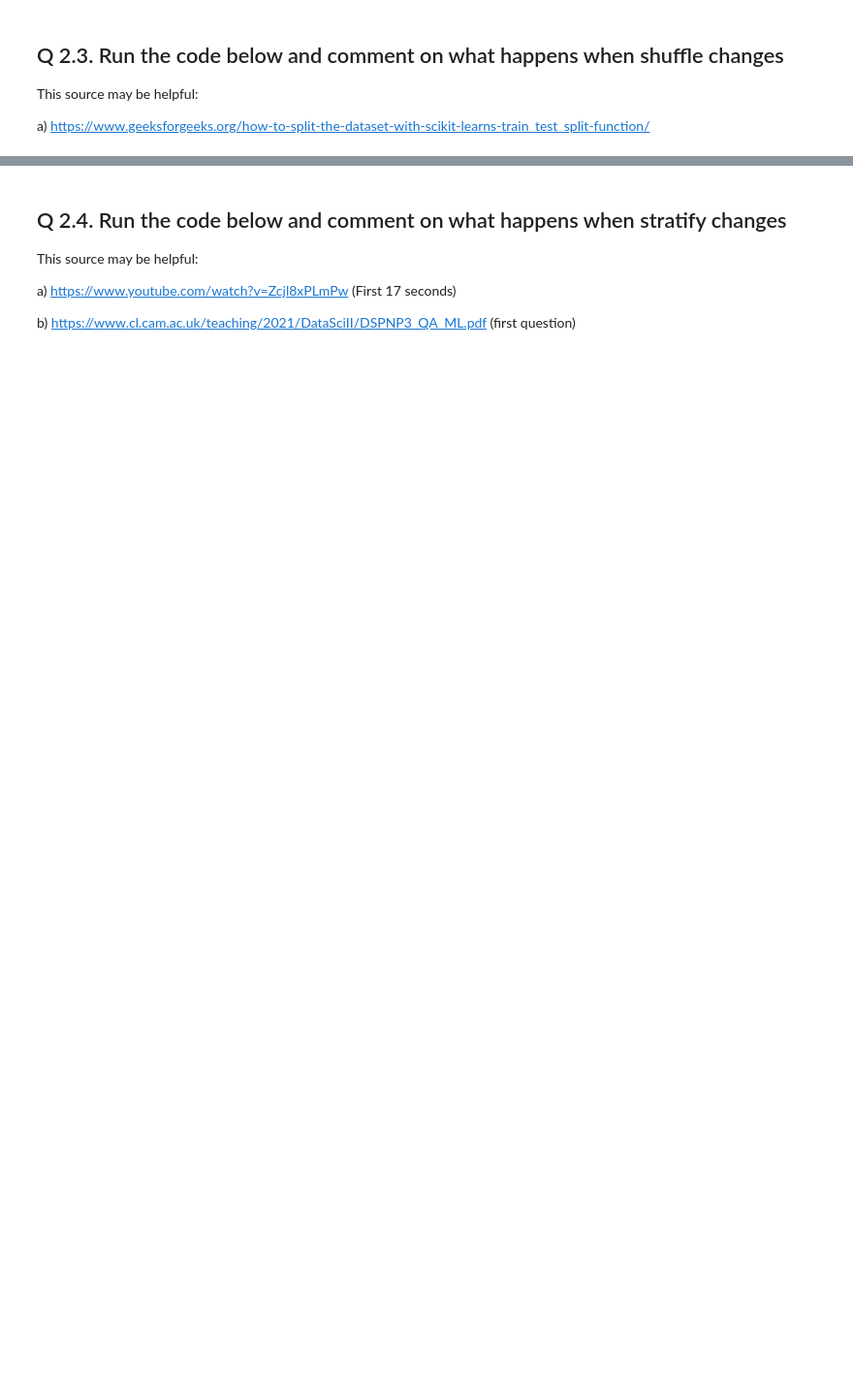
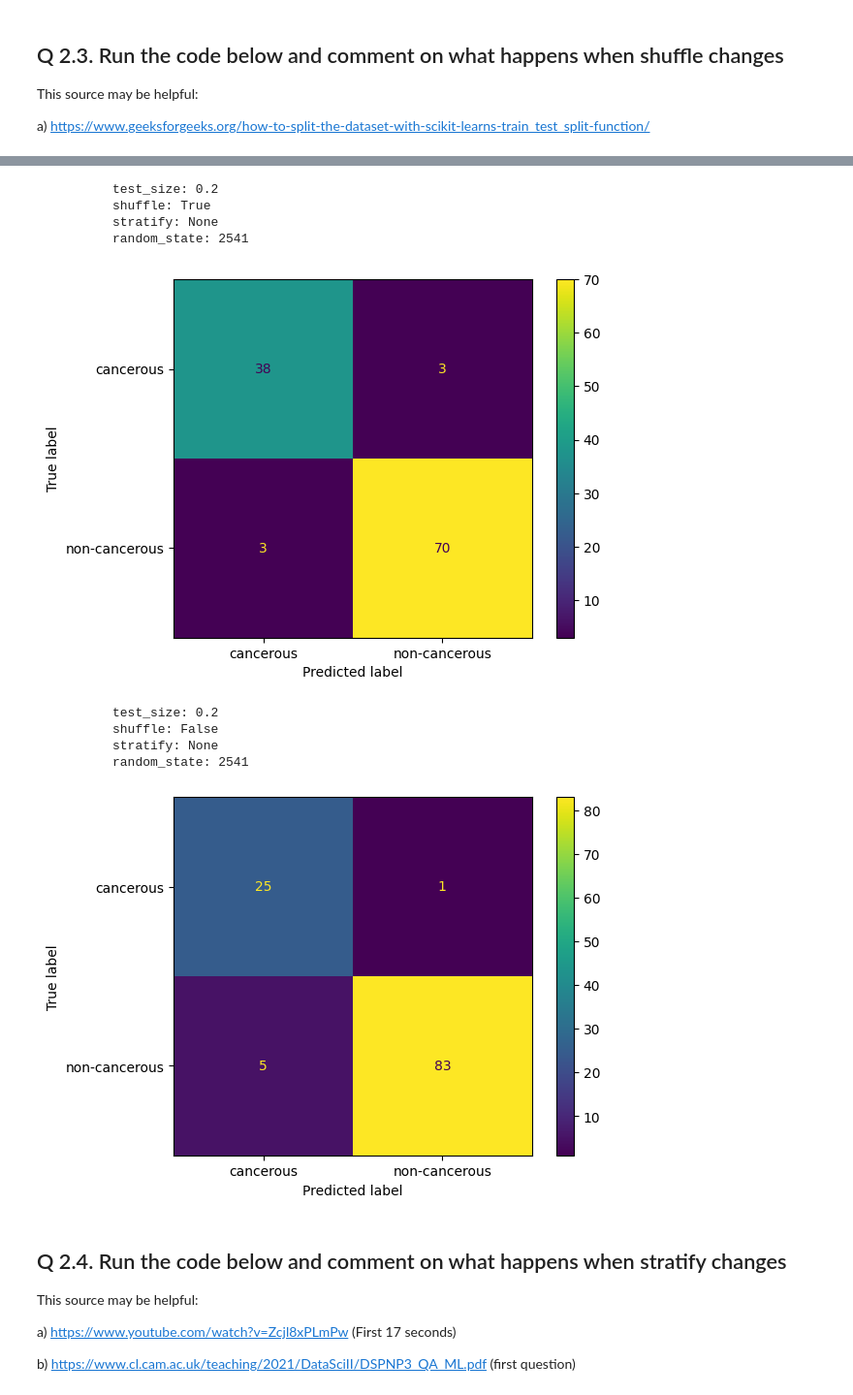
Before and after one commit to dpencross501/breast_cancer_diagnosis, a Jupyter notebook: 02.02 Splitting and Evaluation Activities.ipynb, the cells around one changed output, grey strips where cells are left out. Shown at 97% size. Drawn from its saved outputs; the diff is of its cells as text; code cells hidden in the pictures; blank space fills up the shorter version.

```diff
--- a/02.02 Splitting and Evaluation Activities.ipynb
+++ b/02.02 Splitting and Evaluation Activities.ipynb
@@ -189,9 +243,20 @@ a) https://www.geeksforgeeks.org/how-to-split-the-dataset-with-scikit-learns-tra
 # %%
 ### Remove the hashes next to the code to run it
 
-# x_train, x_test, y_train, y_test, linear_svc_model = run_model(x, y, test_size=0.2, shuffle=True, stratify=None, random_state=2541)
+x_train, x_test, y_train, y_test, linear_svc_model = run_model(x, y, test_size=0.2, shuffle=True, stratify=None, random_state=2541)
 
-# x_train, x_test, y_train, y_test, linear_svc_model = run_model(x, y, test_size=0.2, shuffle=False, stratify=None, random_state=2541)
+x_train, x_test, y_train, y_test, linear_svc_model = run_model(x, y, test_size=0.2, shuffle=False, stratify=None, random_state=2541)
+# %% [output]
+          test_size: 0.2
+          shuffle: True
+          stratify: None
+          random_state: 2541
+[figure, added]
+          test_size: 0.2
+          shuffle: False
+          stratify: None
+          random_state: 2541
+[figure, added]
 # %% [markdown]
 ## Q 2.4. Run the code below and comment on what happens when stratify changes
 
```
Also changed, not shown: parts of 16 cells of this notebook, 2 other files.
